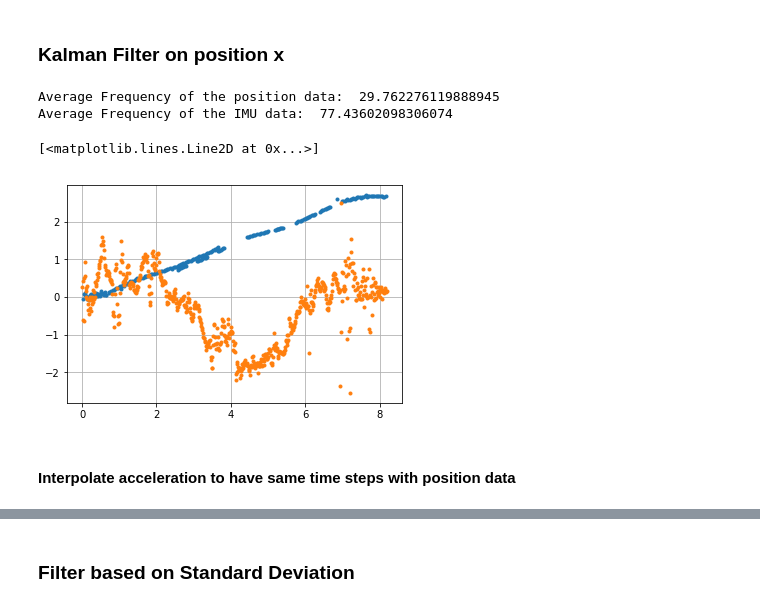
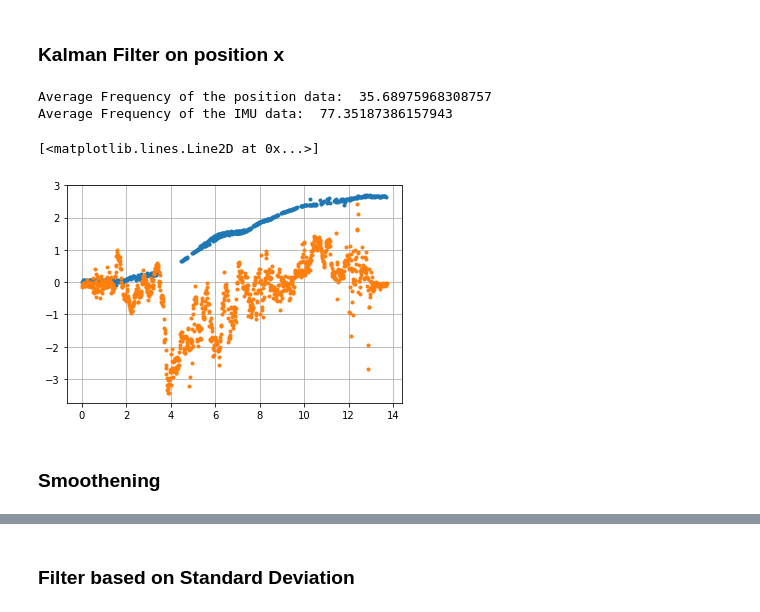
Before and after one commit to zhanibekrysbek/phhi_data_analysis, a Jupyter notebook: preprocessing/notebooks/cut_into_observations.ipynb, the cells around one changed output, grey strips where cells are left out. Cells and saved outputs as stored; diff of their text form; code cells hidden in the pictures.

```diff
--- a/preprocessing/notebooks/cut_into_observations.ipynb
+++ b/preprocessing/notebooks/cut_into_observations.ipynb
@@ -181,7 +183,7 @@ imu_delays = np.array([0,0,0,0,0,0])
 imu_delays[[2,3,4,5]] = imu_delay_const
 
 
-ipath = 4
+ipath = 0
 
 meta_data_path = meta_data_paths[ipath]
 # ft_data_path = ft_data_paths[ipath]
@@ -239,6 +241,23 @@ grfB = np.array(
      [0, 0, 1, 0    ],
      [0, 0, 0, 1    ]])
 # %%
+# Calibrate Magnetometer to Soft-Hard Iron Effects
+def calibrate_mag(mag):
+
+    A = np.array(
+            [[0.9249, 0.0957, -0.0063],
+             [0.0957, 1.0708, -0.0565],
+             [-0.0063, -0.0565, 1.0221]]);
+
+    b = np.array([0.0377, 0.1454, -0.0653]);
+
+    expmfs = 0.4166;
+
+    mag = np.matmul(mag-b,A)
+
+    return mag
+
+
 def read_rft(tt0,ttf, temp_df):
 
     cut = temp_df.time_stamp.apply(lambda x: x>=tt0 and x<=ttf)
@@ -379,16 +398,18 @@ def filter_outliers(pose123):
     position = pose123['position']
     t = pose123['time_steps']
 
-    m = 2.
+    m_pos = np.array([2., 2., 2.])
+    m_orient = np.array([2., 2., 2. ,2.5])
+
     fence_orient = np.quantile(orientation, [0.25, 0.75], axis=0)
     iqr = fence_orient[1]-fence_orient[0]
-    fence_orient[0] -= m*iqr
-    fence_orient[1] += m*iqr
+    fence_orient[0] -= m_orient*iqr
+    fence_orient[1] += m_orient*iqr
 
     fence_pos = np.quantile(position, [0.25, 0.75], axis=0)
     iqr = fence_pos[1]-fence_pos[0]
-    fence_pos[0] -= m*iqr
-    fence_pos[1] += m*iqr
+    fence_pos[0] -= m_pos*iqr
+    fence_pos[1] += m_pos*iqr
 
     outlier_mask = ((orientation > fence_orient[1]) +
                 (orientation < fence_orient[0])).any(axis=1)
@@ -516,6 +537,7 @@ for obs_num in tqdm(range(1,total_obs+1)):
     rft2 = read_rft(tt0,ttf, rft2_df)
 
     imu = read_imu(tt0, ttf, imu_df)
+    imu['mag'] = calibrate_mag(imu['mag'])
 
     pose1_grf = read_pose(tt0, ttf, pose1_df)
     pose1_off_grf = read_pose(tt0, ttf, pose1_off_df)
@@ -539,7 +561,7 @@ for obs_num in tqdm(range(1,total_obs+1)):
     pos123, traj_type = transform2grfAB(pos123, traj_type)
     pos123 = enforce_angle_range(pos123)
 
-#     pos123 = filter_outliers(pos123)
+    pos123 = filter_outliers(pos123)
 
     pos123 = enforce_angle_range(pos123)
 
@@ -600,29 +696,27 @@ AB1 parallel
 # %% [markdown]
 ### Kalman Filter on position x
 # %%
-obs = observations[7]
+obs = observations[3]
 
 orientation = obs['pose123']['orientation'].copy()
 position = obs['pose123']['position'].copy()
 tpos = obs['pose123']['time_steps']
 freq_pos = tpos.shape[0]/tpos[-1]
 
 imu = obs['imu']
 timu = imu['time_steps']
 accel = imu['accel']
 freq_imu = timu.shape[0]/timu[-1]
 
 print 'Average Frequency of the position data: ', freq_pos
 print 'Average Frequency of the IMU data: ', freq_imu
 
 plt.plot(tpos,position[:,0], '.')
 plt.grid()
 
 plt.plot(timu,accel[:,0],'.')
 # %% [output]
-Average Frequency of the position data:  29.762276119888945
-Average Frequency of the IMU data:  77.43602098306074
+Average Frequency of the position data:  35.68975968308757
+Average Frequency of the IMU data:  77.35187386157943
 [<matplotlib.lines.Line2D at 0x...>]
-[figure, old version]
+[figure, new version]
-# %% [markdown]
-#### Interpolate acceleration to have same time steps with position data
@@ -633,0 +723,2 @@ accel_aligned[:,2] = np.interp(tpos, timu, accel[:,2])
+# %% [markdown]
+### Smoothening
```
Also changed, not shown: parts of 32 cells of this notebook, 7 other files.
